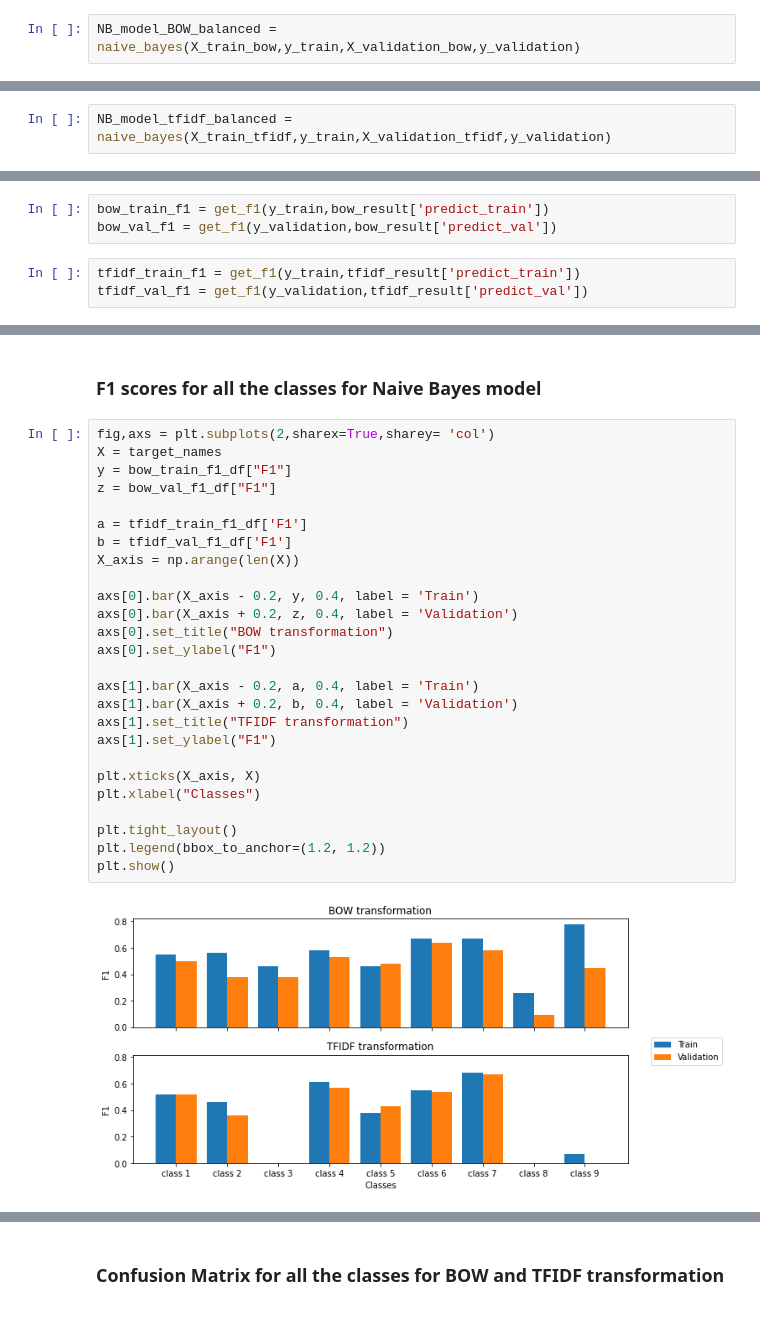
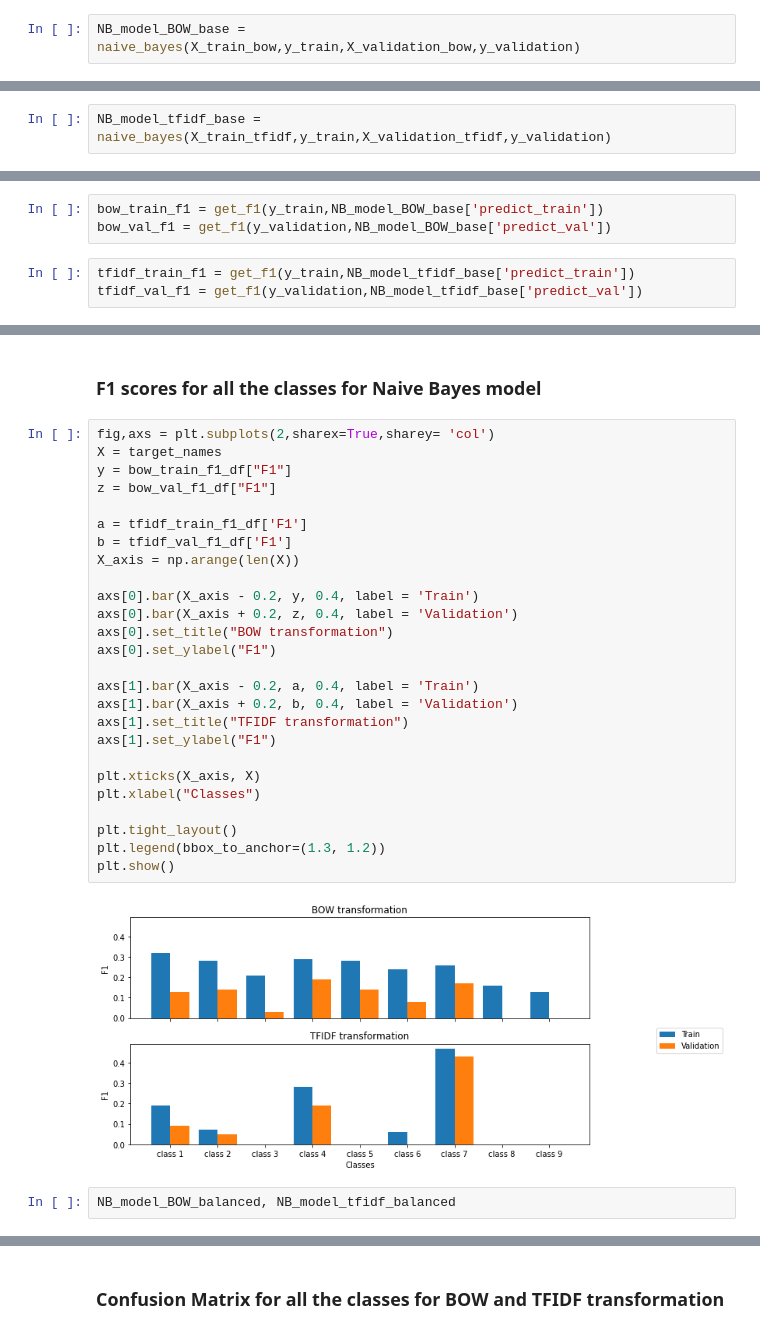
Before and after one commit to me-nobody/jovian-ml-project, a Jupyter notebook: jovian-ml-project-010422-home.ipynb, the cells around one changed output, grey strips where cells are left out. Saved outputs shown, nothing was run; the diff lists cells and outputs as text.

```diff
--- a/jovian-ml-project-010422-home.ipynb
+++ b/jovian-ml-project-010422-home.ipynb
@@ -1434,5 +1431,5 @@ def naive_bayes(x_train,y_train,x_val,y_val):
     result = {"predict_proba_train":predict_proba_train,"predict_proba_val":predict_proba_val,"predict_train":predict_train,"predict_val":predict_val}
     return result
 # %%
-NB_model_BOW_balanced = naive_bayes(X_train_bow,y_train,X_validation_bow,y_validation)
+NB_model_BOW_base = naive_bayes(X_train_bow,y_train,X_validation_bow,y_validation)
 # %% [output]
@@ -1441,3 +1437,3 @@ NB_model_BOW_balanced = naive_bayes(X_train_bow,y_train,X_validation_bow,y_valid
 # %%
-NB_model_tfidf_balanced = naive_bayes(X_train_tfidf,y_train,X_validation_tfidf,y_validation)
+NB_model_tfidf_base = naive_bayes(X_train_tfidf,y_train,X_validation_tfidf,y_validation)
 # %% [output]
@@ -1461,9 +1494,9 @@ pd.DataFrame({"transformer model":['Bag of words','TFIDF'],"Train Data":[bow_tra
 # %%
-bow_train_f1 = get_f1(y_train,bow_result['predict_train'])
-bow_val_f1 = get_f1(y_validation,bow_result['predict_val'])
+bow_train_f1 = get_f1(y_train,NB_model_BOW_base['predict_train'])
+bow_val_f1 = get_f1(y_validation,NB_model_BOW_base['predict_val'])
 # %%
-tfidf_train_f1 = get_f1(y_train,tfidf_result['predict_train'])
-tfidf_val_f1 = get_f1(y_validation,tfidf_result['predict_val'])
+tfidf_train_f1 = get_f1(y_train,NB_model_tfidf_base['predict_train'])
+tfidf_val_f1 = get_f1(y_validation,NB_model_tfidf_base['predict_val'])
 # %%
 bow_train_f1_df = pd.DataFrame({"Classes":target_names,"F1":bow_train_f1,"dataset":train_label})
 bow_val_f1_df = pd.DataFrame({"Classes":target_names,"F1":bow_val_f1,"dataset":validation_label})
@@ -1485,29 +1518,31 @@ tfidf_f1_df['F1'] = pd.to_numeric(tfidf_f1_df['F1'])
 # %%
 fig,axs = plt.subplots(2,sharex=True,sharey= 'col')
 X = target_names
 y = bow_train_f1_df["F1"]
 z = bow_val_f1_df["F1"]
 
 a = tfidf_train_f1_df['F1']
 b = tfidf_val_f1_df['F1']
 X_axis = np.arange(len(X))
 
 axs[0].bar(X_axis - 0.2, y, 0.4, label = 'Train')
 axs[0].bar(X_axis + 0.2, z, 0.4, label = 'Validation')
 axs[0].set_title("BOW transformation")
 axs[0].set_ylabel("F1")
 
 axs[1].bar(X_axis - 0.2, a, 0.4, label = 'Train')
 axs[1].bar(X_axis + 0.2, b, 0.4, label = 'Validation')
 axs[1].set_title("TFIDF transformation")
 axs[1].set_ylabel("F1")
 
 plt.xticks(X_axis, X)
 plt.xlabel("Classes")
 
 plt.tight_layout()
-plt.legend(bbox_to_anchor=(1.2, 1.2))
+plt.legend(bbox_to_anchor=(1.3, 1.2))
 plt.show()
 # %% [output]
-[figure, old version]
+[figure, new version]
+# %%
+NB_model_BOW_balanced, NB_model_tfidf_balanced
 # %%
```
Also changed, not shown: parts of 25 cells of this notebook.
